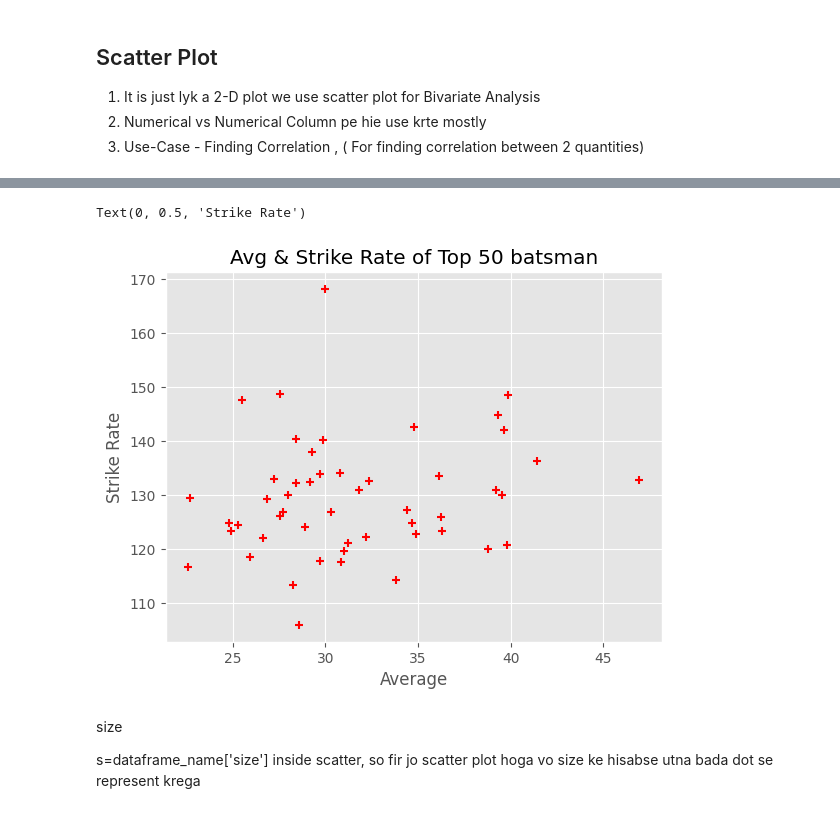
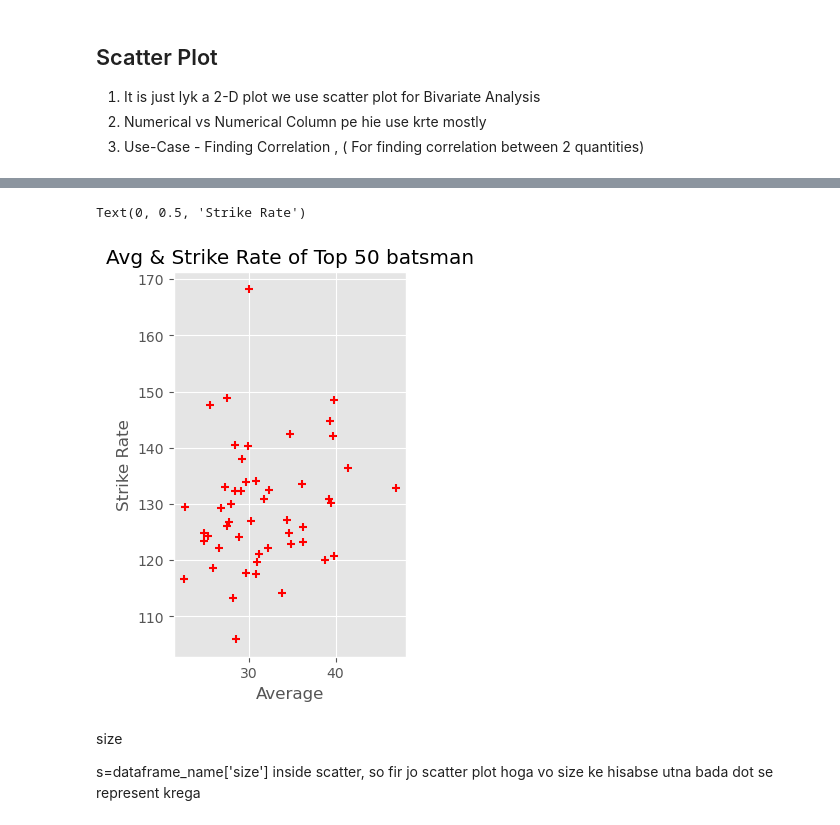
Before and after one commit to Ankkkyyyy/MachineLearning-, a Jupyter notebook: Data Visualization/Matplotlib/Matplotlib.ipynb, the cells around one changed output, grey strips where cells are left out. Drawn from its saved outputs; the diff is of its cells as text; code cells hidden in the pictures.

```diff
--- a/Data Visualization/Matplotlib/Matplotlib.ipynb
+++ b/Data Visualization/Matplotlib/Matplotlib.ipynb
@@ -157,13 +157,14 @@ plt.scatter(x,y)
 # %%
+plt.figure(figsize=(3,5))
 df = pd.read_csv('dataset/batter.csv')
 df = df.head(50)
 plt.scatter(df['avg'],df['strike_rate'],color='red',marker='+')
 plt.title("Avg & Strike Rate of Top 50 batsman")
 plt.xlabel('Average')
 plt.ylabel("Strike Rate")
 # %% [output]
 Text(0, 0.5, 'Strike Rate')
-[figure, old version]
+[figure, new version]
 # %% [markdown]
 size
 
```
Also changed, not shown: parts of 28 cells of this notebook, 19 other files.
